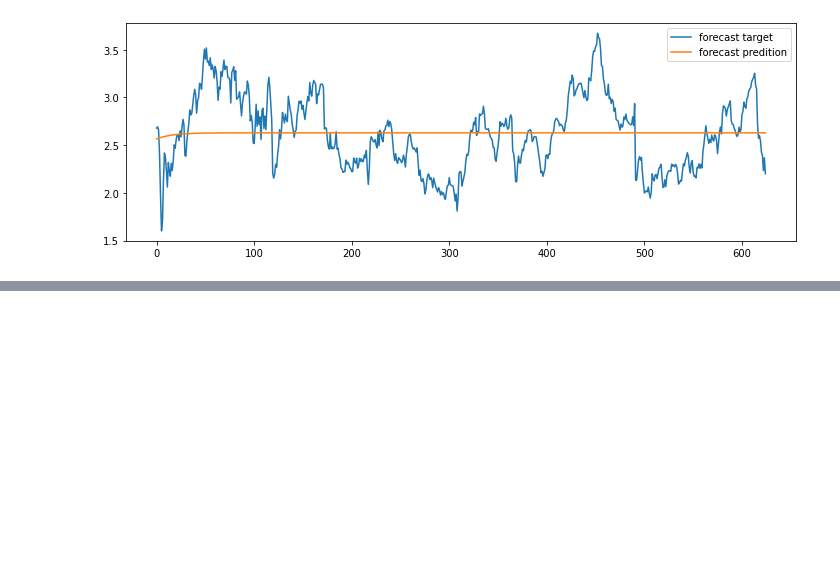
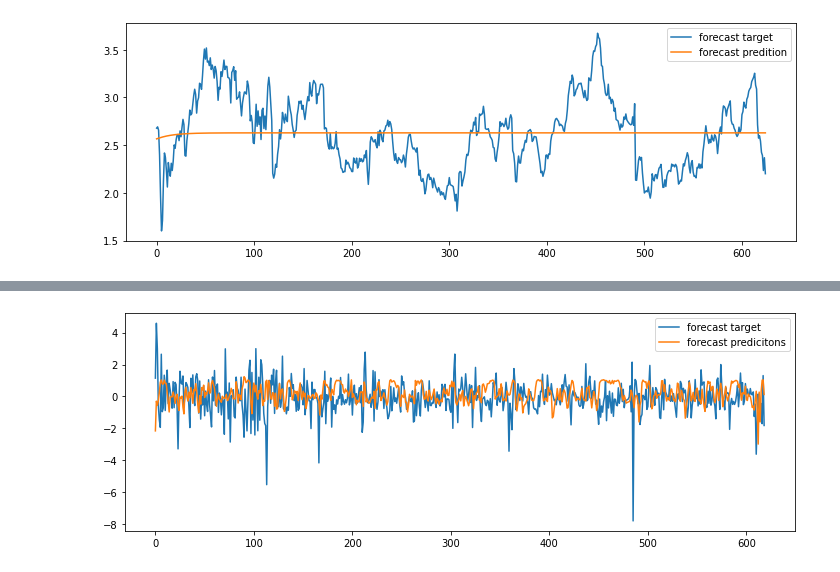
Before and after one commit to comchem/Pytorch_DeepLearning_Tutorials, a Jupyter notebook: Sec6-RNN_&_TimeSeries/8-Stock_Returns.ipynb, the cells around one changed output, grey strips where cells are left out. Cells and saved outputs as stored; diff of their text form; code cells hidden in the pictures; blank space fills up the shorter version.

```diff
--- a/Sec6-RNN_&_TimeSeries/8-Stock_Returns.ipynb
+++ b/Sec6-RNN_&_TimeSeries/8-Stock_Returns.ipynb
@@ -241,0 +355,4 @@ plt.show()
+# %%
+# Instantiate the model
+model = RNN(n_inputs = 1, n_hidden=5, n_rnnlayers = 1, n_outputs = 1)
+model.to(device)
@@ -241,0 +367,6 @@ plt.show()
+# %%
+# Make inputs and targets
+X_train = torch.from_numpy(X[:N//2].astype(np.float32))
+y_train = torch.from_numpy(Y[:N//2].astype(np.float32))
+X_test = torch.from_numpy(X[N//2:].astype(np.float32))
+y_test = torch.from_numpy(Y[N//2:].astype(np.float32))
@@ -241,0 +436,25 @@ plt.show()
+# %%
+# One-step forecast using true targets
+# Note: even the one-step forecast fails badly
+
+validation_target = Y[N//2:]
+validation_predictions = []
+
+# index of first validation input
+i = 0
+
+while len(validation_predictions) < len(validation_target):
+    input_ = X_test[i].reshape(1,T,1)
+    p = model(input_)[0,0].item()     # 각 row에 따라 나누어 prediction 하기 때문에 [0,0] item으로 값을 받음 -> scalar
+    i += 1
+
+    # update the predictions list
+    validation_predictions.append(p)
+# %%
+plt.figure(figsize=(12,4))
+plt.plot(validation_target, label = 'forecast target')
+plt.plot(validation_predictions, label = 'forecast predicitons')
+plt.legend()
+plt.show()
+# %% [output]
+[figure, added]
```
Also changed, not shown: parts of 22 cells of this notebook.
